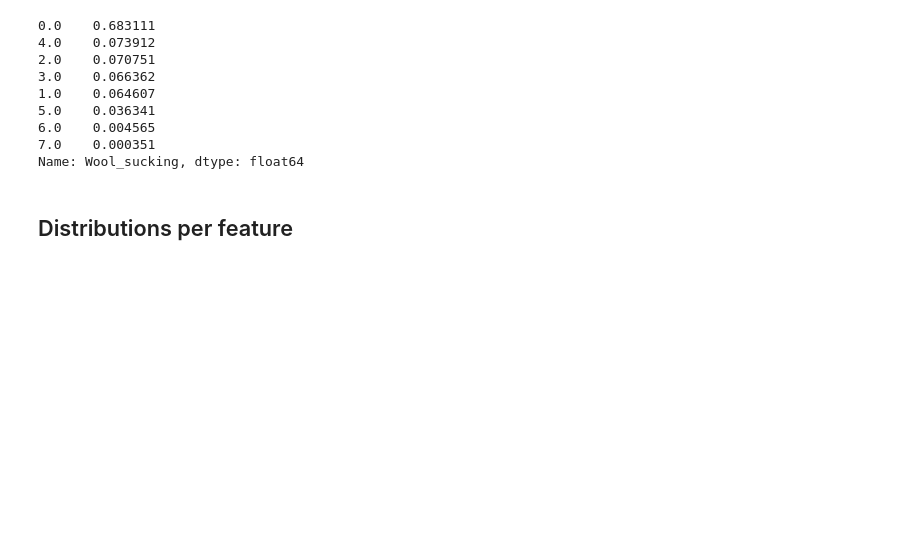
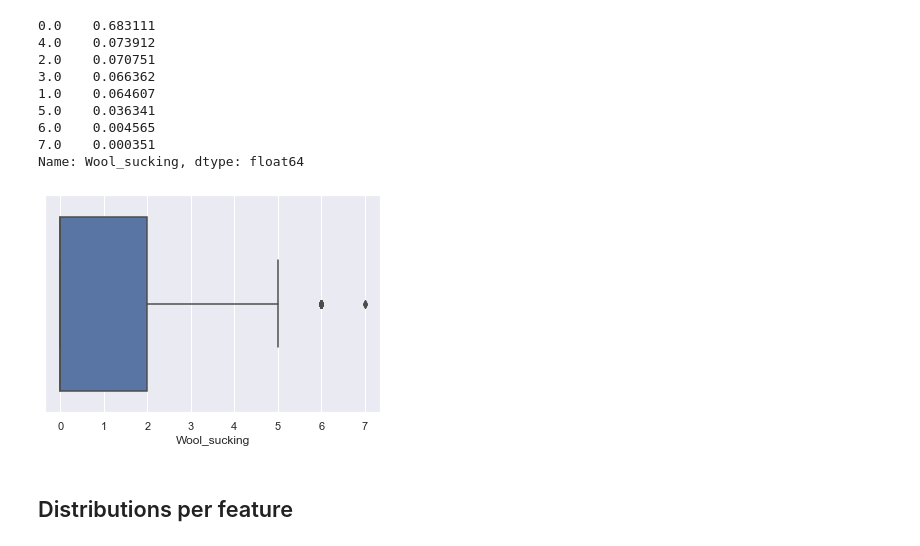
Before and after one commit to GwenToves/Cat-pstone, a Jupyter notebook: Wrangling.ipynb, the cells around one changed output. Cells and saved outputs as stored; diff of their text form; code cells hidden in the pictures; blank space fills up the shorter version.

```diff
--- a/Wrangling.ipynb
+++ b/Wrangling.ipynb
@@ -147,6 +151,10 @@ cat_data.Wool_sucking.value_counts(normalize=True)
 6.0    0.004565
 7.0    0.000351
 Name: Wool_sucking, dtype: float64
+# %%
+sns.boxplot(cat_data.Wool_sucking);
+# %% [output]
+[figure, added]
 # %%
 cat_data.Wool_sucking = cat_data.Wool_sucking.fillna(np.median(cat_data.Wool_sucking))
 # %% [markdown]
```
Also changed, not shown: parts of 6 cells of this notebook, 1 other file.
